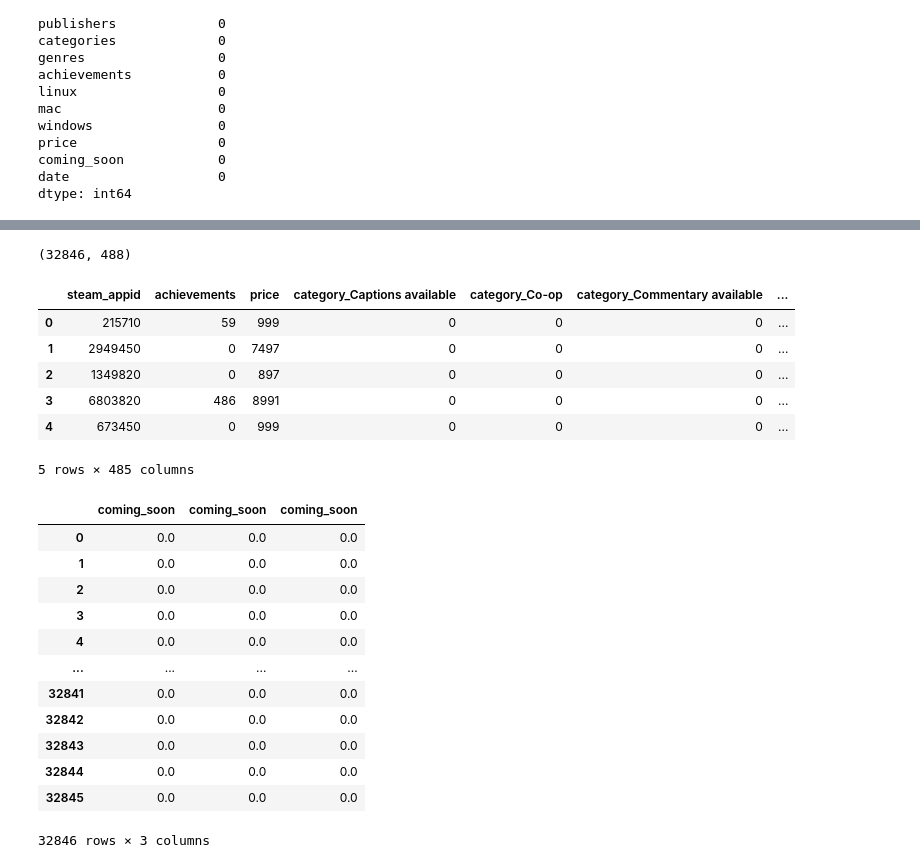
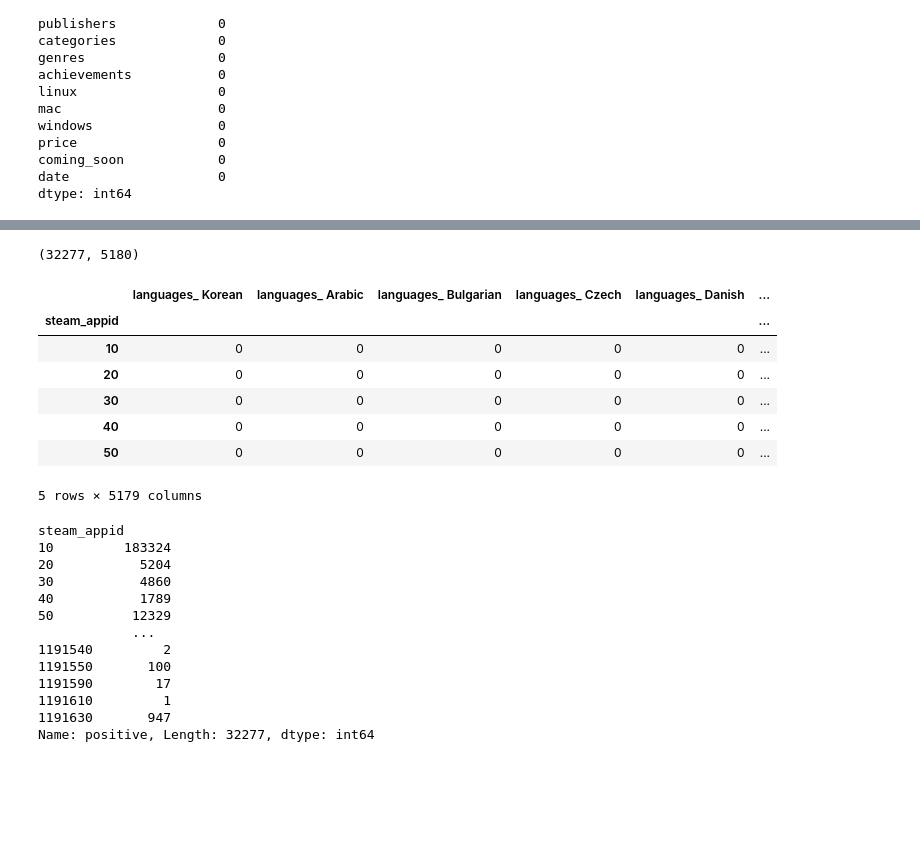
Before and after one commit to awesomepack/Steam-Recommender, a Jupyter notebook: ml1.ipynb, the cells around one changed output, grey strips where cells are left out. Saved outputs shown, nothing was run; the diff lists cells and outputs as text; code cells hidden in the pictures; blank space fills up the shorter version.

```diff
--- a/ml1.ipynb
+++ b/ml1.ipynb
@@ -118,4 +313,4 @@ genre
 # %%
-lang = foo('supported_languages','languages')
+lang = foo('supported_languages','languages', genre)
 lang
 # %% [output]
@@ -152,3 +331,5 @@ newsteamdf
+# %%
+newsteamdf = lang
 # %%
 newsteamdf.isnull().sum()
 # %% [output]
@@ -212,3 +405,5 @@ newsteamdf = newsteamdf.drop(['name'],axis = 1)
+# %%
+newsteamdf = newsteamdf.drop(['languages_ English'],axis=1)
 # %%
 newsteamdf
 # %% [output]
@@ -228,36 +436,37 @@ newsteamdf
 # %%
-newsteamdummy = pd.get_dummies(newsteamdf, columns=['required_age','linux','mac','windows'], drop_first=True, dtype=float)
+newsteamdummy = pd.get_dummies(newsteamdf, columns=['required_age','linux','mac','windows','coming_soon','negative','average_forever','median_forever'], drop_first=True, dtype=float)
 newsteamdummy.shape
 # %% [output]
-(32846, 488)
+(32277, 5180)
 # %%
-newsteamdummyx = newsteamdummy.drop('coming_soon', axis=1)
+newsteamdummyx = newsteamdummy.drop('positive', axis=1)
 newsteamdummyx.head()
 # %% [output]
-|  | steam_appid | achievements | price | category_Captions available | category_Co-op | category_Commentary available | ... |
-| 0 | 215710 | 59 | 999 | 0 | 0 | 0 | ... |
-| 1 | 2949450 | 0 | 7497 | 0 | 0 | 0 | ... |
-| 2 | 1349820 | 0 | 897 | 0 | 0 | 0 | ... |
-| 3 | 6803820 | 486 | 8991 | 0 | 0 | 0 | ... |
-| 4 | 673450 | 0 | 999 | 0 | 0 | 0 | ... |
+|  | languages_ Korean | languages_ Arabic | languages_ Bulgarian | languages_ Czech | languages_ Danish | ... |
+| steam_appid |  |  |  |  |  | ... |
+| 10 | 0 | 0 | 0 | 0 | 0 | ... |
+| 20 | 0 | 0 | 0 | 0 | 0 | ... |
+| 30 | 0 | 0 | 0 | 0 | 0 | ... |
+| 40 | 0 | 0 | 0 | 0 | 0 | ... |
+| 50 | 0 | 0 | 0 | 0 | 0 | ... |
-5 rows × 485 columns
+5 rows × 5179 columns
 # %%
-newsteamdummyy = newsteamdummy['coming_soon']
+newsteamdummyy = newsteamdummy['positive']
 newsteamdummyy
 # %% [output]
-|  | coming_soon | coming_soon | coming_soon |
-| 0 | 0.0 | 0.0 | 0.0 |
-| 1 | 0.0 | 0.0 | 0.0 |
-| 2 | 0.0 | 0.0 | 0.0 |
-| 3 | 0.0 | 0.0 | 0.0 |
-| 4 | 0.0 | 0.0 | 0.0 |
-| ... | ... | ... | ... |
-| 32841 | 0.0 | 0.0 | 0.0 |
-| 32842 | 0.0 | 0.0 | 0.0 |
-| 32843 | 0.0 | 0.0 | 0.0 |
-| 32844 | 0.0 | 0.0 | 0.0 |
-| 32845 | 0.0 | 0.0 | 0.0 |
-32846 rows × 3 columns
+steam_appid
+10         183324
+20           5204
+30           4860
+40           1789
+50          12329
+            ...
+1191540         2
+1191550       100
+1191590        17
+1191610         1
+1191630       947
+Name: positive, Length: 32277, dtype: int64
 # %%
 X = newsteamdummyx
 y = newsteamdummyy
```
Also changed, not shown: parts of 50 cells of this notebook.
